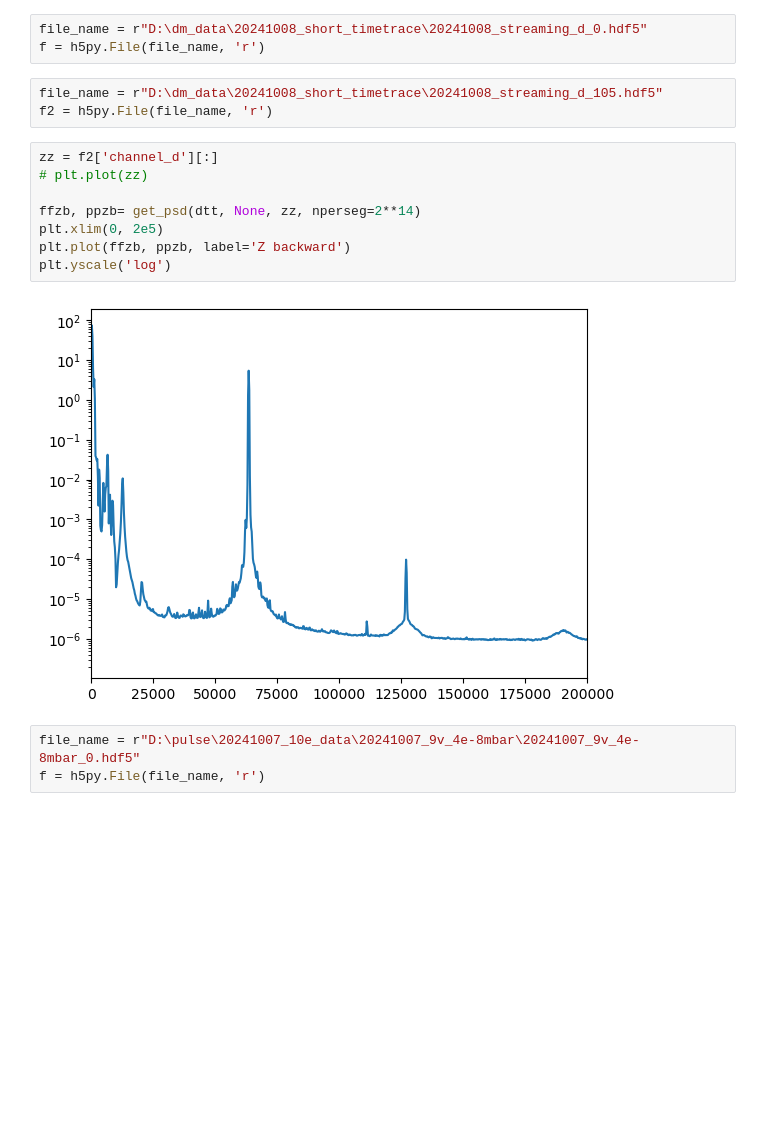
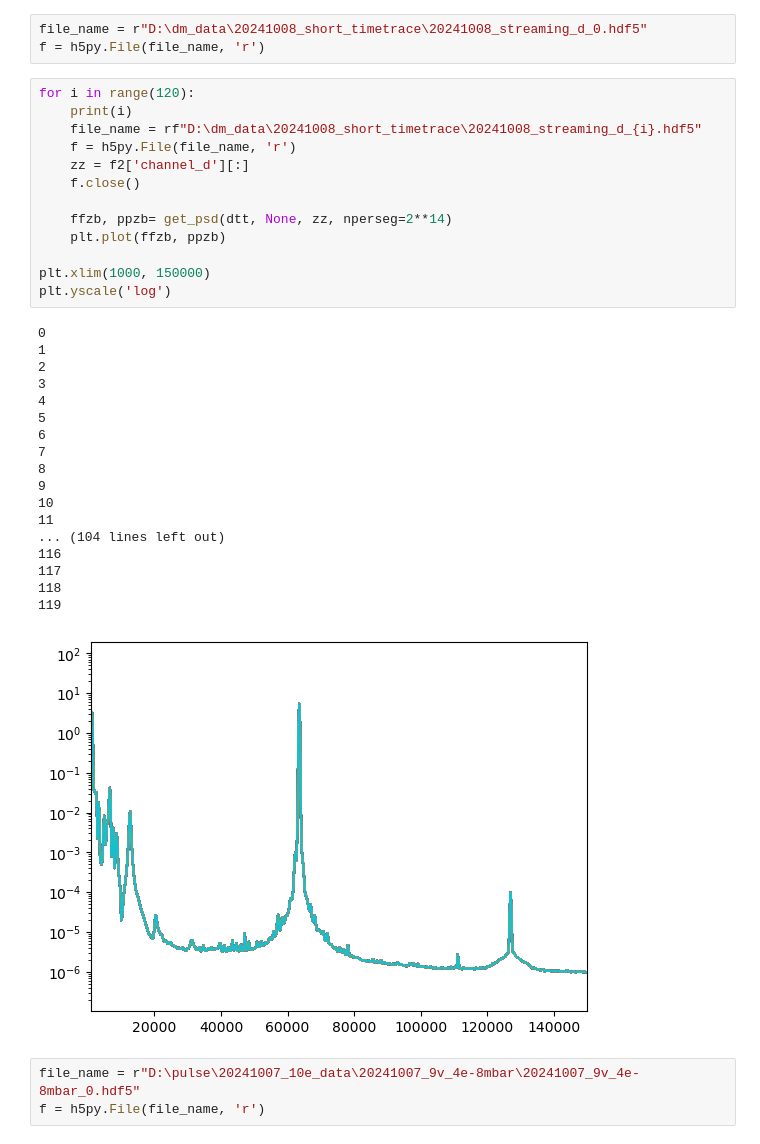
Before and after one commit to yuhants/Nanospheres, a Jupyter notebook: analysis_notebooks/20241007_pulse_calibration.ipynb, the cells around one changed output. Cells and saved outputs as stored; diff of their text form; blank space fills up the shorter version.

```diff
--- a/analysis_notebooks/20241007_pulse_calibration.ipynb
+++ b/analysis_notebooks/20241007_pulse_calibration.ipynb
@@ -9,19 +9,38 @@ from utils import get_psd
 # %%
 file_name = r"D:\dm_data\20241008_short_timetrace\20241008_streaming_d_0.hdf5"
 f = h5py.File(file_name, 'r')
-# %%
-file_name = r"D:\dm_data\20241008_short_timetrace\20241008_streaming_d_105.hdf5"
-f2 = h5py.File(file_name, 'r')
 # %%
-zz = f2['channel_d'][:]
-# plt.plot(zz)
+for i in range(120):
+    print(i)
+    file_name = rf"D:\dm_data\20241008_short_timetrace\20241008_streaming_d_{i}.hdf5"
+    f = h5py.File(file_name, 'r')
+    zz = f2['channel_d'][:]
+    f.close()
 
-ffzb, ppzb= get_psd(dtt, None, zz, nperseg=2**14)
-plt.xlim(0, 2e5)
-plt.plot(ffzb, ppzb, label='Z backward')
+    ffzb, ppzb= get_psd(dtt, None, zz, nperseg=2**14)
+    plt.plot(ffzb, ppzb)
+
+plt.xlim(1000, 150000)
 plt.yscale('log')
 # %% [output]
+0
+1
+2
+3
+4
+5
+6
+7
+8
+9
+10
+11
+... (104 lines left out)
+116
+117
+118
+119
-[figure, old version]
+[figure, new version]
 # %%
 file_name = r"D:\pulse\20241007_10e_data\20241007_9v_4e-8mbar\20241007_9v_4e-8mbar_0.hdf5"
 f = h5py.File(file_name, 'r')
```
Also changed, not shown: 13 other files.
